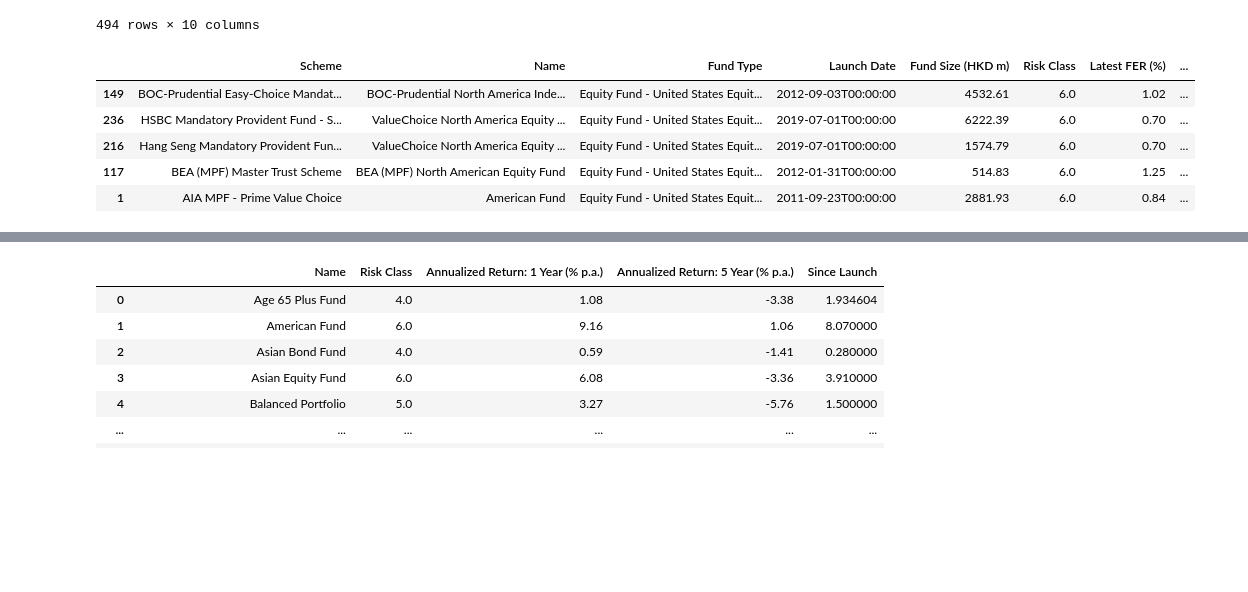
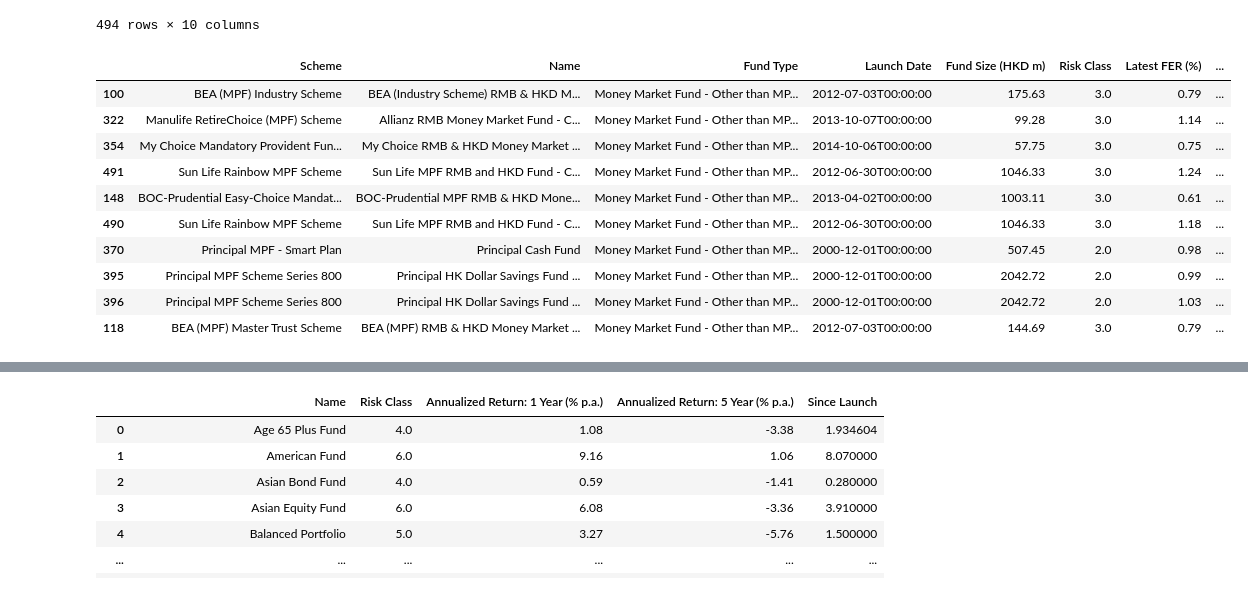
Before and after one commit to Kediane/MPF_ANALYSIS, a Jupyter notebook: virsul.ipynb, the cells around one changed output, grey strips where cells are left out. Saved outputs shown, nothing was run; the diff lists cells and outputs as text; code cells hidden in the pictures; blank space fills up the shorter version.

```diff
--- a/virsul.ipynb
+++ b/virsul.ipynb
@@ -22,21 +22,26 @@ df
 494 rows × 10 columns
 # %%
 #sort by 1years
-A1=df.sort_values("Annualized Return: 1 Year (% p.a.)",ascending=False).head(5)
+A1=df.sort_values("Annualized Return: 1 Year (% p.a.)",ascending=False).head(10)
 
 
-A5=df.sort_values("Annualized Return: 5 Year (% p.a.)",ascending=False).head(5)
+A5=df.sort_values("Annualized Return: 5 Year (% p.a.)",ascending=False).head(10)
 
 #Since Launch max profit
 SL=df.sort_values("Since Launch",ascending=False).head(10)
 
 FT=df.sort_values(by="Fund Type" ,ascending=False).head(10)
 
-A1
+FT
 # %% [output]
 |  | Scheme | Name | Fund Type | Launch Date | Fund Size (HKD m) | Risk Class | Latest FER (%) | ... |
-| 149 | BOC-Prudential Easy-Choice Mandat... | BOC-Prudential North America Inde... | Equity Fund - United States Equit... | 2012-09-03T00:00:00 | 4532.61 | 6.0 | 1.02 | ... |
-| 236 | HSBC Mandatory Provident Fund - S... | ValueChoice North America Equity ... | Equity Fund - United States Equit... | 2019-07-01T00:00:00 | 6222.39 | 6.0 | 0.70 | ... |
-| 216 | Hang Seng Mandatory Provident Fun... | ValueChoice North America Equity ... | Equity Fund - United States Equit... | 2019-07-01T00:00:00 | 1574.79 | 6.0 | 0.70 | ... |
-| 117 | BEA (MPF) Master Trust Scheme | BEA (MPF) North American Equity Fund | Equity Fund - United States Equit... | 2012-01-31T00:00:00 | 514.83 | 6.0 | 1.25 | ... |
-| 1 | AIA MPF - Prime Value Choice | American Fund | Equity Fund - United States Equit... | 2011-09-23T00:00:00 | 2881.93 | 6.0 | 0.84 | ... |
+| 100 | BEA (MPF) Industry Scheme | BEA (Industry Scheme) RMB & HKD M... | Money Market Fund - Other than MP... | 2012-07-03T00:00:00 | 175.63 | 3.0 | 0.79 | ... |
+| 322 | Manulife RetireChoice (MPF) Scheme | Allianz RMB Money Market Fund - C... | Money Market Fund - Other than MP... | 2013-10-07T00:00:00 | 99.28 | 3.0 | 1.14 | ... |
+| 354 | My Choice Mandatory Provident Fun... | My Choice RMB & HKD Money Market ... | Money Market Fund - Other than MP... | 2014-10-06T00:00:00 | 57.75 | 3.0 | 0.75 | ... |
+| 491 | Sun Life Rainbow MPF Scheme | Sun Life MPF RMB and HKD Fund - C... | Money Market Fund - Other than MP... | 2012-06-30T00:00:00 | 1046.33 | 3.0 | 1.24 | ... |
+| 148 | BOC-Prudential Easy-Choice Mandat... | BOC-Prudential MPF RMB & HKD Mone... | Money Market Fund - Other than MP... | 2013-04-02T00:00:00 | 1003.11 | 3.0 | 0.61 | ... |
+| 490 | Sun Life Rainbow MPF Scheme | Sun Life MPF RMB and HKD Fund - C... | Money Market Fund - Other than MP... | 2012-06-30T00:00:00 | 1046.33 | 3.0 | 1.18 | ... |
+| 370 | Principal MPF - Smart Plan | Principal Cash Fund | Money Market Fund - Other than MP... | 2000-12-01T00:00:00 | 507.45 | 2.0 | 0.98 | ... |
+| 395 | Principal MPF Scheme Series 800 | Principal HK Dollar Savings Fund ... | Money Market Fund - Other than MP... | 2000-12-01T00:00:00 | 2042.72 | 2.0 | 0.99 | ... |
+| 396 | Principal MPF Scheme Series 800 | Principal HK Dollar Savings Fund ... | Money Market Fund - Other than MP... | 2000-12-01T00:00:00 | 2042.72 | 2.0 | 1.03 | ... |
+| 118 | BEA (MPF) Master Trust Scheme | BEA (MPF) RMB & HKD Money Market ... | Money Market Fund - Other than MP... | 2012-07-03T00:00:00 | 144.69 | 3.0 | 0.79 | ... |
```
Also changed, not shown: parts of 30 cells of this notebook.
